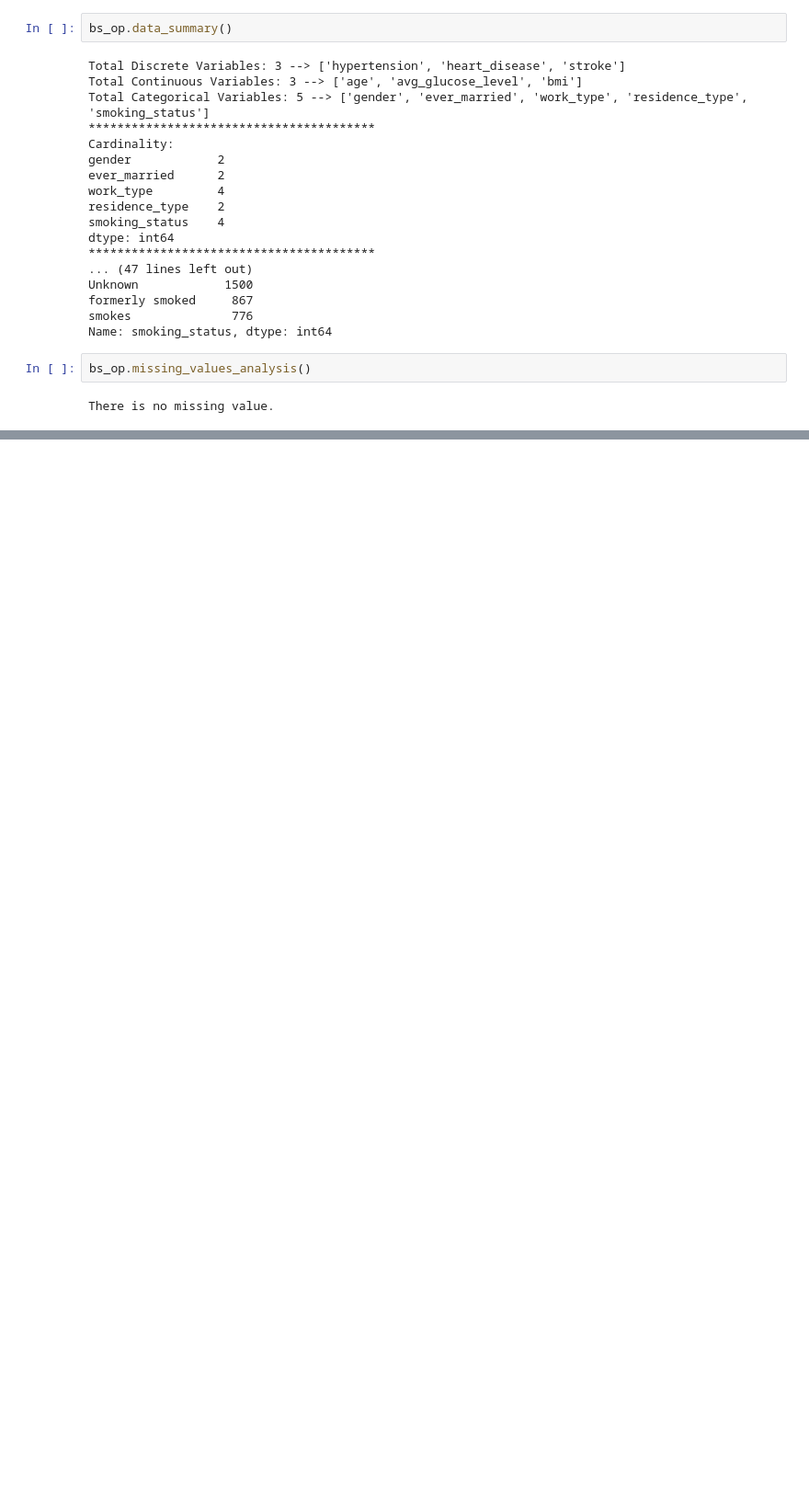
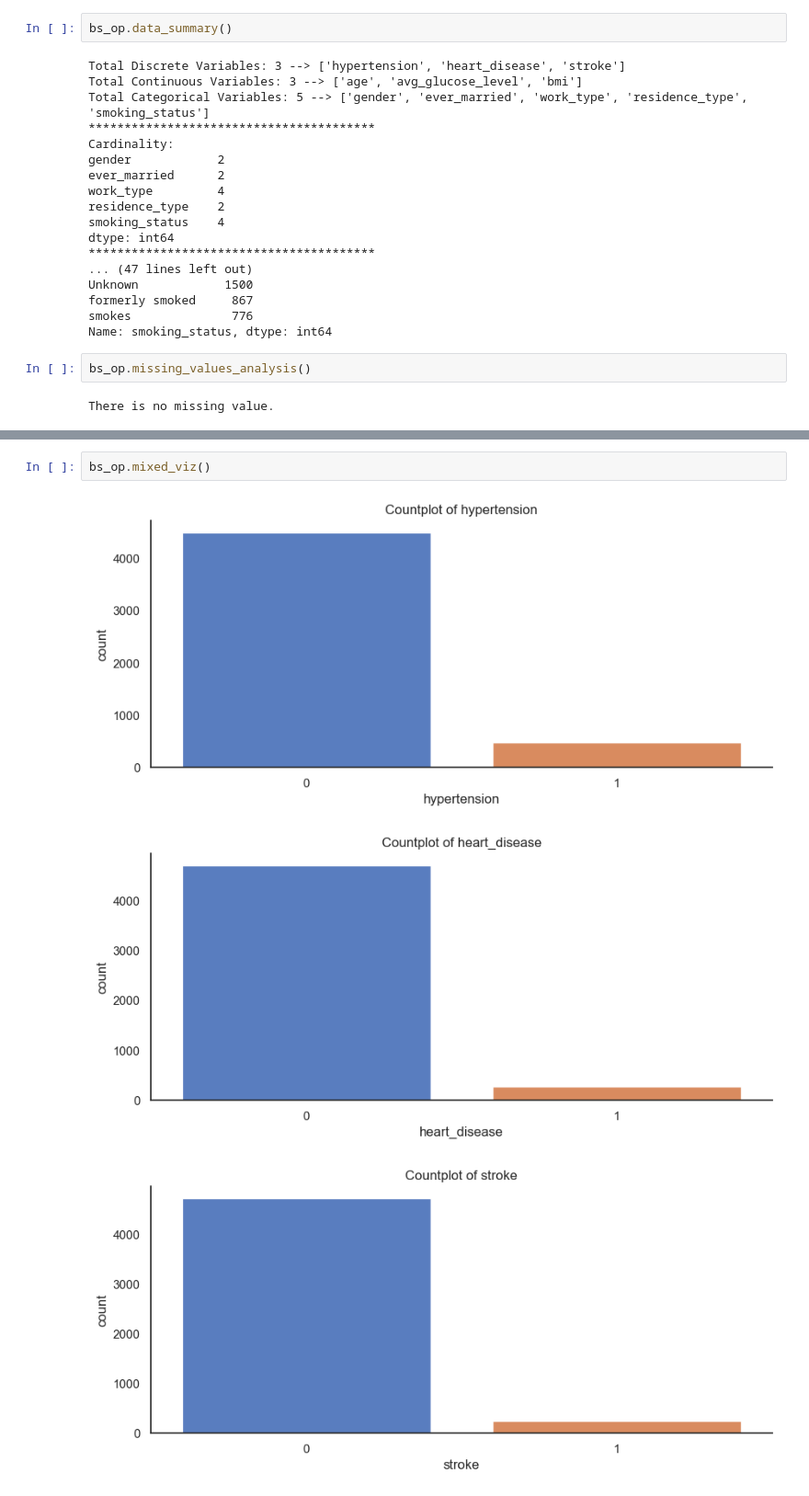
Before and after one commit to emirhansilsupur/brain-stroke-prediction, a Jupyter notebook: brain_stroke.ipynb, the cells around one changed output, grey strips where cells are left out. Shown at 92% size. Saved outputs shown, nothing was run; the diff lists cells and outputs as text; blank space fills up the shorter version.

```diff
--- a/brain_stroke.ipynb
+++ b/brain_stroke.ipynb
@@ -144,0 +126,6 @@ bs_op.mixed_vis()
+# %%
+bs_op.mixed_viz()
+# %% [output]
+[figure, added]
+[figure, added]
+[figure, added]
```
Also changed, not shown: parts of 8 cells of this notebook.
